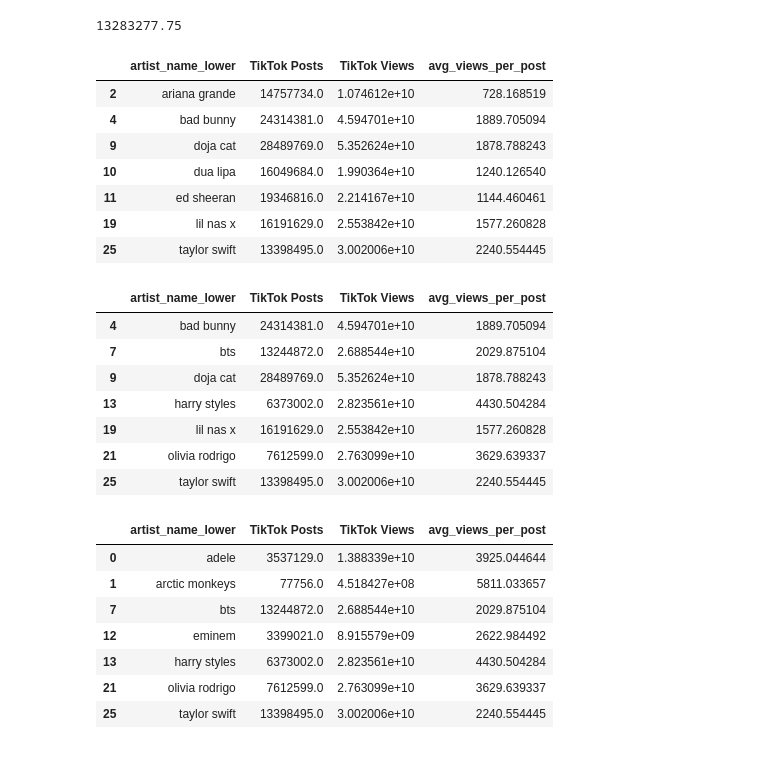
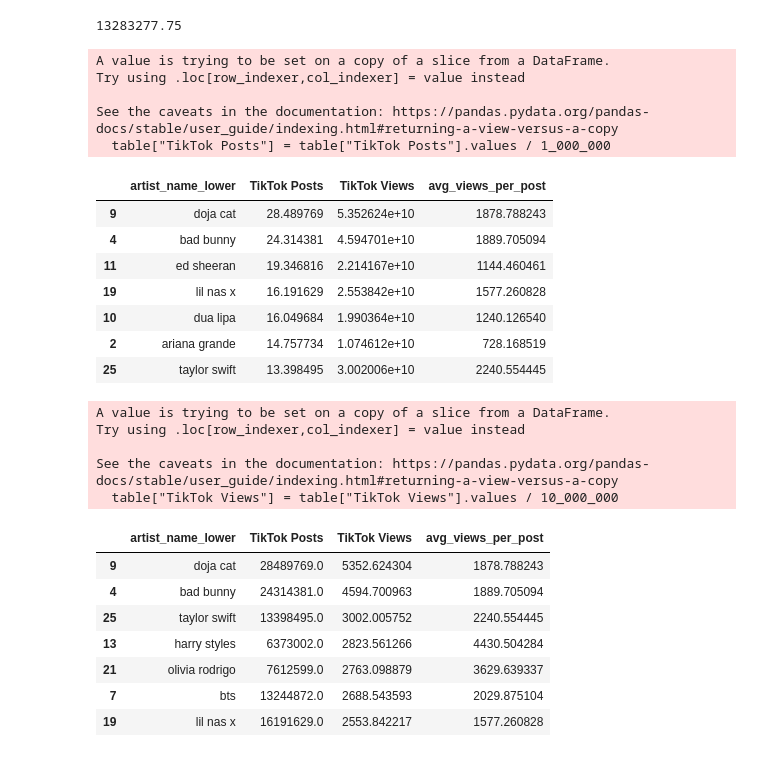
Before and after one commit to walkerhughes/spotify-eda, a Jupyter notebook: top_artists.ipynb, the cells around one changed output. Drawn from its saved outputs; the diff is of its cells as text; code cells hidden in the pictures.

```diff
--- a/top_artists.ipynb
+++ b/top_artists.ipynb
@@ -154,35 +227,38 @@ desc["TikTok Posts"]["75%"]
 # %% [output]
 13283277.75
 # %%
-incumbent_ticktok_24[incumbent_ticktok_24["TikTok Posts"] >= desc["TikTok Posts"]["75%"]]
+table = incumbent_ticktok_24[incumbent_ticktok_24["TikTok Posts"] >= desc["TikTok Posts"]["75%"]]
+table["TikTok Posts"] = table["TikTok Posts"].values / 1_000_000
+table.sort_values(["TikTok Posts"], ascending = False)
 # %% [output]
+A value is trying to be set on a copy of a slice from a DataFrame.
+Try using .loc[row_indexer,col_indexer] = value instead
+
+See the caveats in the documentation: https://pandas.pydata.org/pandas-docs/stable/user_guide/indexing.html#returning-a-view-versus-a-copy
+  table["TikTok Posts"] = table["TikTok Posts"].values / 1_000_000
 |  | artist_name_lower | TikTok Posts | TikTok Views | avg_views_per_post |
-| 2 | ariana grande | 14757734.0 | 1.074612e+10 | 728.168519 |
-| 4 | bad bunny | 24314381.0 | 4.594701e+10 | 1889.705094 |
-| 9 | doja cat | 28489769.0 | 5.352624e+10 | 1878.788243 |
-| 10 | dua lipa | 16049684.0 | 1.990364e+10 | 1240.126540 |
-| 11 | ed sheeran | 19346816.0 | 2.214167e+10 | 1144.460461 |
-| 19 | lil nas x | 16191629.0 | 2.553842e+10 | 1577.260828 |
-| 25 | taylor swift | 13398495.0 | 3.002006e+10 | 2240.554445 |
+| 9 | doja cat | 28.489769 | 5.352624e+10 | 1878.788243 |
+| 4 | bad bunny | 24.314381 | 4.594701e+10 | 1889.705094 |
+| 11 | ed sheeran | 19.346816 | 2.214167e+10 | 1144.460461 |
+| 19 | lil nas x | 16.191629 | 2.553842e+10 | 1577.260828 |
+| 10 | dua lipa | 16.049684 | 1.990364e+10 | 1240.126540 |
+| 2 | ariana grande | 14.757734 | 1.074612e+10 | 728.168519 |
+| 25 | taylor swift | 13.398495 | 3.002006e+10 | 2240.554445 |
 # %%
-incumbent_ticktok_24[incumbent_ticktok_24["TikTok Views"] >= desc["TikTok Views"]["75%"]]
+table = incumbent_ticktok_24[incumbent_ticktok_24["TikTok Views"] >= desc["TikTok Views"]["75%"]]
+table["TikTok Views"] = table["TikTok Views"].values / 10_000_000
+table.sort_values(["TikTok Views"], ascending = False)
 # %% [output]
+A value is trying to be set on a copy of a slice from a DataFrame.
+Try using .loc[row_indexer,col_indexer] = value instead
+
+See the caveats in the documentation: https://pandas.pydata.org/pandas-docs/stable/user_guide/indexing.html#returning-a-view-versus-a-copy
+  table["TikTok Views"] = table["TikTok Views"].values / 10_000_000
 |  | artist_name_lower | TikTok Posts | TikTok Views | avg_views_per_post |
-| 4 | bad bunny | 24314381.0 | 4.594701e+10 | 1889.705094 |
-| 7 | bts | 13244872.0 | 2.688544e+10 | 2029.875104 |
-| 9 | doja cat | 28489769.0 | 5.352624e+10 | 1878.788243 |
-| 13 | harry styles | 6373002.0 | 2.823561e+10 | 4430.504284 |
-| 19 | lil nas x | 16191629.0 | 2.553842e+10 | 1577.260828 |
-| 21 | olivia rodrigo | 7612599.0 | 2.763099e+10 | 3629.639337 |
-| 25 | taylor swift | 13398495.0 | 3.002006e+10 | 2240.554445 |
+| 9 | doja cat | 28489769.0 | 5352.624304 | 1878.788243 |
+| 4 | bad bunny | 24314381.0 | 4594.700963 | 1889.705094 |
+| 25 | taylor swift | 13398495.0 | 3002.005752 | 2240.554445 |
+| 13 | harry styles | 6373002.0 | 2823.561266 | 4430.504284 |
+| 21 | olivia rodrigo | 7612599.0 | 2763.098879 | 3629.639337 |
+| 7 | bts | 13244872.0 | 2688.543593 | 2029.875104 |
+| 19 | lil nas x | 16191629.0 | 2553.842217 | 1577.260828 |
-# %%
-incumbent_ticktok_24[incumbent_ticktok_24["avg_views_per_post"] >= desc["avg_views_per_post"]["75%"]]
-# %% [output]
-|  | artist_name_lower | TikTok Posts | TikTok Views | avg_views_per_post |
-| 0 | adele | 3537129.0 | 1.388339e+10 | 3925.044644 |
-| 1 | arctic monkeys | 77756.0 | 4.518427e+08 | 5811.033657 |
-| 7 | bts | 13244872.0 | 2.688544e+10 | 2029.875104 |
-| 12 | eminem | 3399021.0 | 8.915579e+09 | 2622.984492 |
-| 13 | harry styles | 6373002.0 | 2.823561e+10 | 4430.504284 |
-| 21 | olivia rodrigo | 7612599.0 | 2.763099e+10 | 3629.639337 |
-| 25 | taylor swift | 13398495.0 | 3.002006e+10 | 2240.554445 |
```
Also changed, not shown: parts of 7 cells of this notebook.
